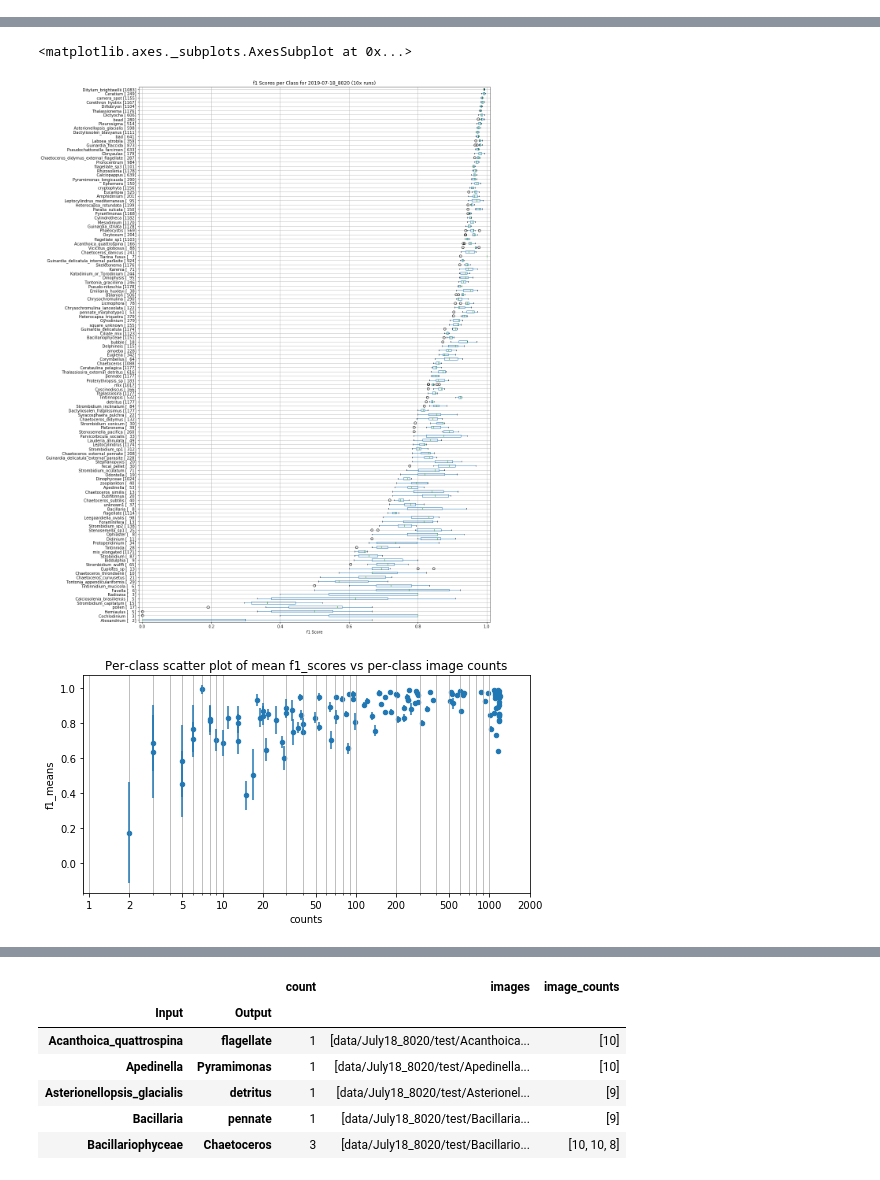
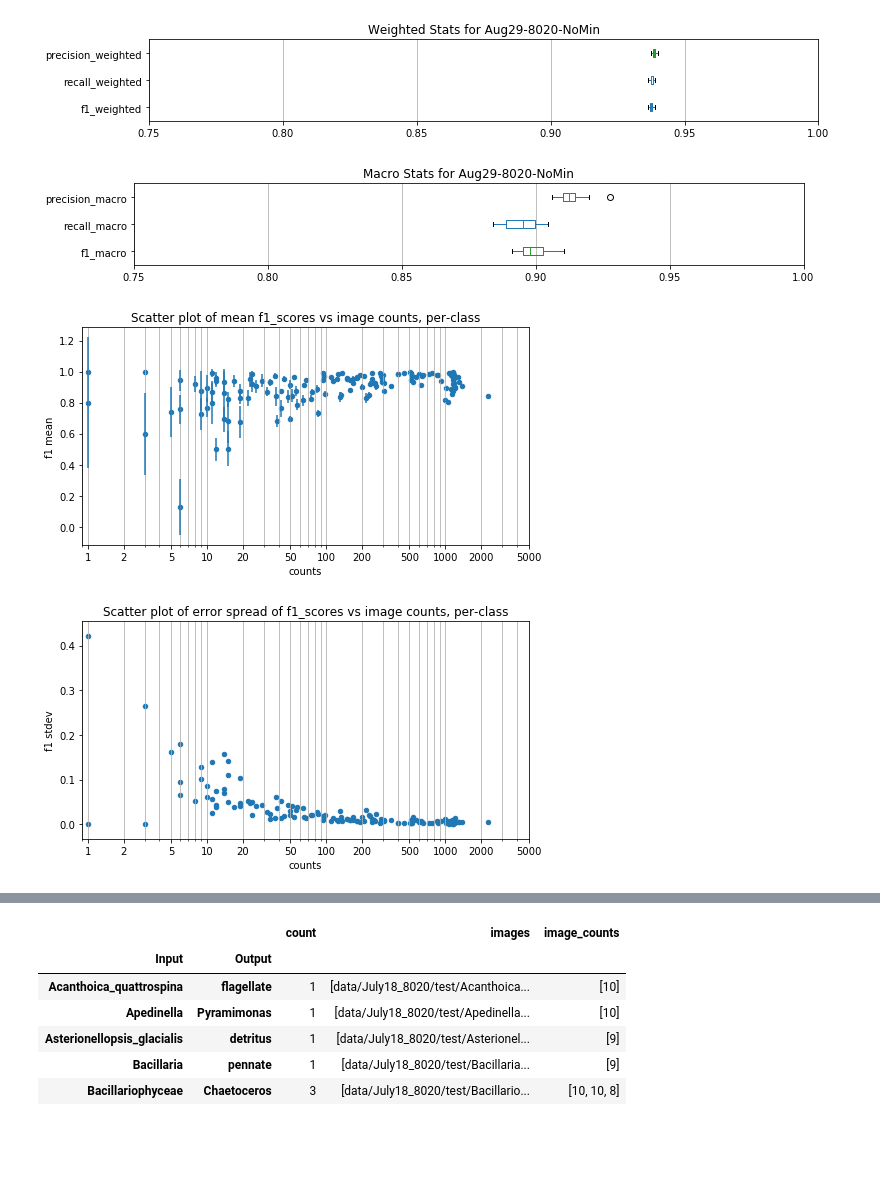
Before and after one commit to WHOIGit/ifcb_classifier, a Jupyter notebook: data_reviewing.ipynb, the cells around one changed output, grey strips where cells are left out. Saved outputs shown, nothing was run; the diff lists cells and outputs as text; code cells hidden in the pictures; blank space fills up the shorter version.

```diff
--- a/data_reviewing.ipynb
+++ b/data_reviewing.ipynb
@@ -28,9 +13,0 @@ run.plot_loss(normalize=False)
-# %%
-be = cos.Epoch('output/2019-07-18_8020/July18_01/best_epoch.dict')
-#be = run.best_epoch
-print(len(be.classes))
-print(be.true_inputs[:10])
-print('Run: {}, Epoch: {}'.format(be.name, be.epoch_num))
-print('Accuracy: {:.2f}%'.format(100*be.accuracy))
-print('F1 Score: {:.2f}%'.format(100*be.f1_weighted))
-be.plot_confusion_matrix()
@@ -44,6 +13,0 @@ F1 Score: 90.87%
-# %%
-#Combo Epoch
-cos = reload(cos)
-best_epochs = ['output/2019-07-18_8020/July18_{:02}/best_epoch.dict'.format(x) for x in range(10)]
-combo = cos.ComboEpoch(best_epochs)
-combo.plot_confusion_matrix()  # separate module to make this interactive
@@ -73,7 +21,18 @@ June17_series.boxplot('weighted')
 # %%
-cos = reload(cos)
-series = cos.Series('output/2019-07-18_8020', best_epochs_only=True)
-best_epochs = sorted(series.best_epochs,key=lambda be: be.eval_loss)
-[print('{} f1_w={:.1f}% f1_m={:.1f}% loss={}'.format(be.name, 100*be.f1_weighted, 100*be.f1_macro, be.eval_loss)) for be in best_epochs]
-print('\n',best_epochs[0].name,'is the best one')
+for series in  coll.collection:
+    print('SERIES:',series.name)
+    print('CLASSES:',len(series.classes))
+    print('RUNS:')
+    best_epochs = sorted(series.best_epochs,key=lambda be: be.eval_loss)
+    [print('    {} f1_w={:.1f}% f1_m={:.1f}% loss={:.3f}'.format(be.name, 100*be.f1_weighted, 100*be.f1_macro, be.eval_loss)) for be in best_epochs]
+
+    series.boxplot('weighted')
+    series.boxplot('macro')
+    series.plot_stat_vs_perclass_count()
+    series.plot_stat_vs_perclass_count('f1',plot_error=True)
+    series.perclass_boxplot(stat='f1',sort_by='mean')
+    series.best_best_epoch.plot_confusion_matrix()
+    series.best_epoch_combo().plot_confusion_matrix()
+        #TODO confusion matrix: if cell is 0%, show counts instead
+        #TODO combo confusion-matrix but just of dupes
 # %% [output]
@@ -91,0 +52,4 @@ July18_07 f1_w=91.2% f1_m=86.4% loss=153.36223619431257
+[figure, added]
+[figure, added]
+[figure, added]
+[figure, added]
@@ -92,27 +58,0 @@ July18_07 f1_w=91.2% f1_m=86.4% loss=153.36223619431257
-# %%
-from statistics import stdev, mean
-cos = reload(cos)
-#series = cos.Series('output/2019-07-18_8020', best_epochs_only=True)
-
-series.perclass_boxplot(stat='f1', sort_by=min) # [mean,min,max,stdev,'count']
-# %% [output]
-<matplotlib.axes._subplots.AxesSubplot at 0x...>
-[figure, removed]
-# %%
-counts = series.best_epochs[0].count_perclass
-f1_means = [mean([be.f1_perclass[i] for be in series.best_epochs]) for i,c in enumerate(series.classes)]
-errs = [stdev([be.f1_perclass[i] for be in series.best_epochs]) for i,c in enumerate(series.classes)]
-df_xy = pd.DataFrame(dict(counts=counts,f1_means=f1_means,errs=errs, classes=series.classes))
-df_xy
-
-ax=df_xy.plot.scatter('counts','f1_means', yerr='errs', logx=True,
-                      title='Per-class scatter plot of mean f1_scores vs per-class image counts',
-                      figsize=[8,4])
-ax.set_xlim(0.9, 2000)
-ax.grid(True, which='both', axis='x')
-
-# formatting xticks
-ax.set_xticks([1, 2, 5, 10, 20, 50, 100, 200, 500, 1000, 2000])
-ax.get_xaxis().set_major_formatter(mpl.ticker.ScalarFormatter())
-# %% [output]
-[figure, removed]
```
Also changed, not shown: parts of 13 cells of this notebook, 3 other files.
